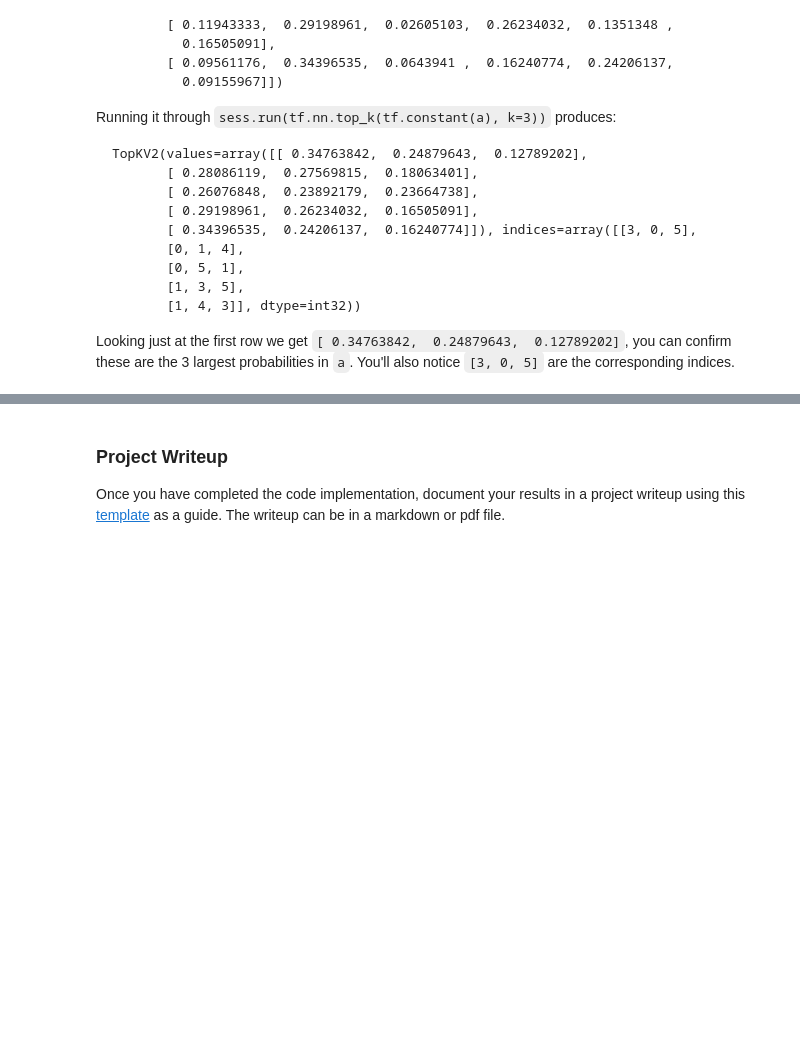
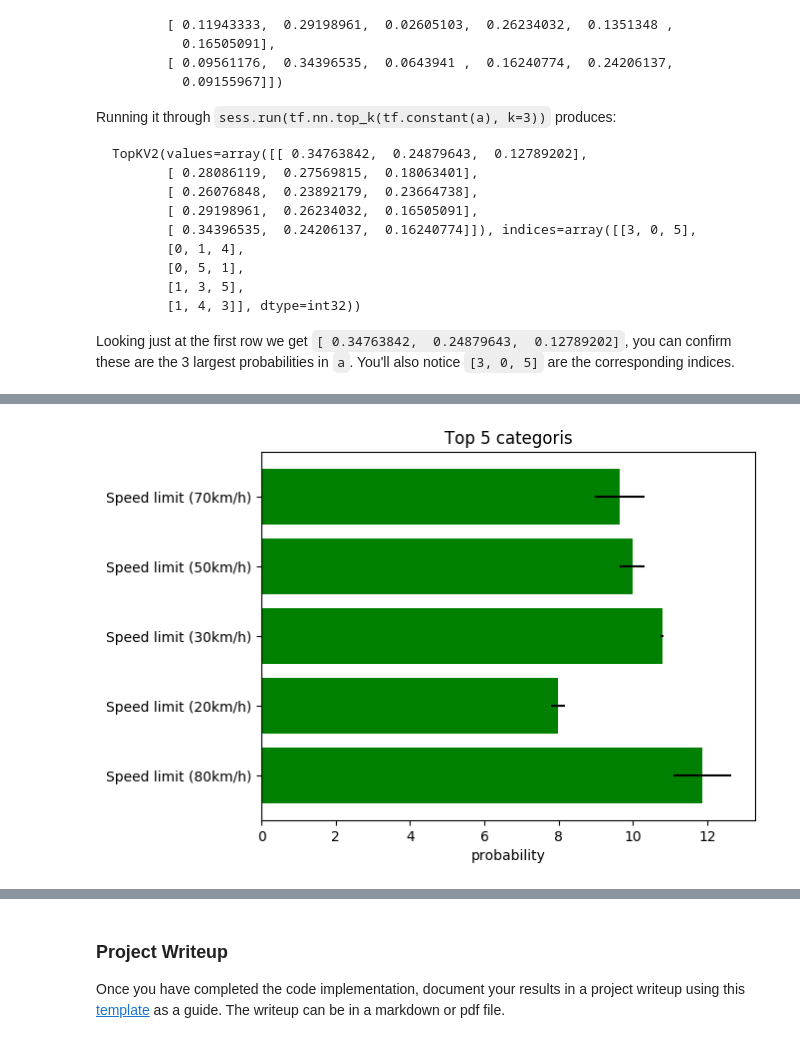
Before and after one commit to cristianku/CarND-Traffic-Sign-Classifier-Project, a Jupyter notebook: Traffic_Sign_Classifier.ipynb, the cells around one changed output, grey strips where cells are left out. Drawn from its saved outputs; the diff is of its cells as text; code cells hidden in the pictures; blank space fills up the shorter version.

```diff
--- a/Traffic_Sign_Classifier.ipynb
+++ b/Traffic_Sign_Classifier.ipynb
@@ -213,8 +223,8 @@ def LeNet(x):
 # %%
 # Experiments on Model Architecture
 # %%
-x = tf.placeholder(tf.float32, (None, 32, 32, 3))
-y = tf.placeholder(tf.int32, (None))
+x = tf.placeholder(tf.float32, (None, 32, 32, 3), name="x")
+y = tf.placeholder(tf.int32, (None), name="y")
 one_hot_y = tf.one_hot(y, 43)
 # %%
 # Set the learning r
@@ -226,8 +236,8 @@ loss_operation = tf.reduce_mean(cross_entropy)
 optimizer = tf.train.AdamOptimizer(learning_rate = rate)
 training_operation = optimizer.minimize(loss_operation)
 # %%
-correct_prediction = tf.equal(tf.argmax(logits, 1), tf.argmax(one_hot_y, 1))
-accuracy_operation = tf.reduce_mean(tf.cast(correct_prediction, tf.float32))
+correct_prediction = tf.equal(tf.argmax(logits, 1), tf.argmax(one_hot_y, 1), name="correct_prediction")
+accuracy_operation = tf.reduce_mean(tf.cast(correct_prediction, tf.float32), name="accuracy_operation")
 saver = tf.train.Saver()
 
 def evaluate(X_data, y_data):
@@ -260,7 +270,7 @@ with tf.Session() as sess:
         for offset in range(0, num_examples, BATCH_SIZE):
             end = offset + BATCH_SIZE
             batch_x, batch_y = X_train[offset:end], y_train[offset:end]
-            sess.run(training_operation, feed_dict={x: batch_x, y: batch_y})
+            sess.run([training_operation,loss_operation], feed_dict={x: batch_x, y: batch_y})
 
         validation_accuracy = evaluate(X_validation, y_validation)
         print("EPOCH {} ...".format(i+1))
@@ -289,7 +288,8 @@ Validation Accuracy = 0.866
 Model saved
 # %%
 with tf.Session() as sess:
-    saver.restore(sess, tf.train.latest_checkpoint('.'))
+    sess.run(tf.global_variables_initializer())
+    saver.restore(sess, './lenet')
 
     test_accuracy = evaluate(X_test, y_test)
     print("Test Accuracy = {:.3f}".format(test_accuracy))
@@ -434,0 +444,69 @@ Looking just at the first row we get `[ 0.34763842,  0.24879643,  0.12789202]`,
+# %%
+### Print out the top five softmax probabilities for the predictions on the German traffic sign images found on the web.
+### Feel free to use as many code cells as needed.
+import matplotlib.patches as mpatches
+import matplotlib.pyplot as plt
+
+softmax = tf.nn.softmax(logits)
+softmax_top_5_values, softmax_top_5_indices = tf.nn.top_k(softmax,5)
+
+
+total_images = 0
+correct_prediction_nr =0
+
+with tf.Session() as sess:
+    sess.run(tf.global_variables_initializer())
+    saver.restore(sess, './lenet')
+
+    for image, label in zip(new_images,new_images_labels) :
+      total_images +=1
+
+      label = int(label)
+      feed_dict      = {x: [image],y : [label]}
+      probability, indices  = sess.run([softmax_top_5_values,softmax_top_5_indices ], feed_dict)
+      #probability = np.array(np.array(prediction).squeeze() * 100, dtype=np.int)
+      indices = indices.squeeze()
+      topcat =   signnames[indices]
+      topcat = (topcat[:,1])
+      print ("topcat")
+      print( topcat )
+      print ( probability)
+
+      #fig = plt.figure()
+      #plt.figure(figsize=(1,1),dpi=100)
+      #plt.title("This is a : {}  \n "\
+      #          " Top 5 categories found: \n"\
+      #          " {}  with prob {} % \n"\
+      #          " {}  with prob {} % \n"\
+      #          " {}  with prob {} % \n"\
+      #          " {}  with prob {} % \n"\
+      #          " {}  with prob {} % \n"\
+      #          "   ".format(signnames[label][1],top1,probability[0],
+      #                                           top2,probability[1],
+      #                                           top3,probability[2],
+      #                                           top4,probability[3],
+      #                                           top5,probability[4],)
+      #         )
+      plt.rcdefaults()
+      fig, ax = plt.subplots()
+
+        # Example data
+      y_pos = np.arange(len(topcat))
+      performance = 3 + 10 * np.random.rand(len(topcat))
+      print (performance)
+      print ("--------")
+      print ( probability)
+      error = np.random.rand(len(topcat))
+
+      ax.barh(y_pos, performance, xerr=error, align='center',
+                color='green', ecolor='black')
+      ax.set_yticks(y_pos)
+      ax.set_yticklabels(topcat)
+      ax.invert_yaxis()  # labels read top-to-bottom
+      ax.set_xlabel('probability')
+      ax.set_title('Top 5 categoris')
+
+      plt.show()
+
+      #plt.imshow(image)
+# %% [output]
@@ -434,0 +520 @@ Looking just at the first row we get `[ 0.34763842,  0.24879643,  0.12789202]`,
+[figure, added]
```
Also changed, not shown: parts of 17 cells of this notebook, 11 other files.
